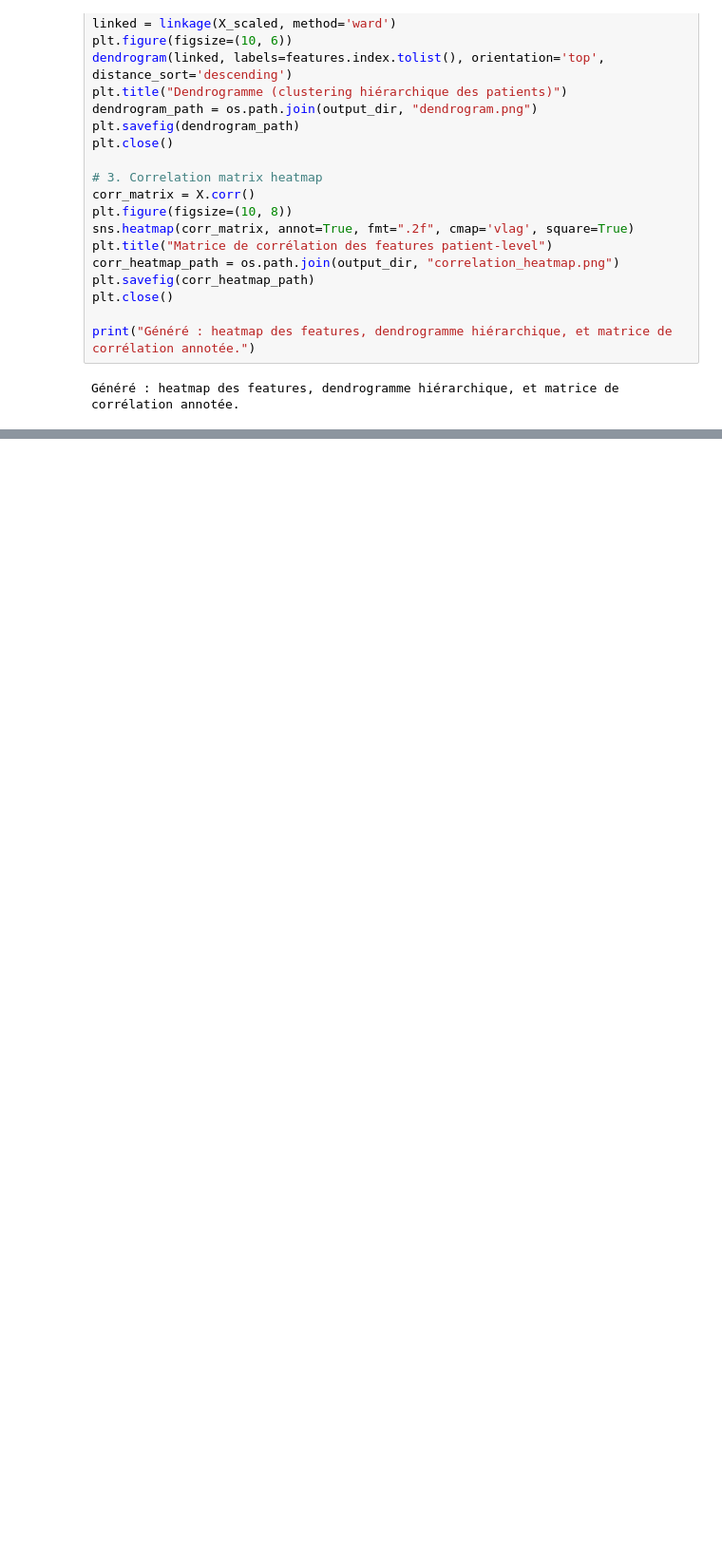
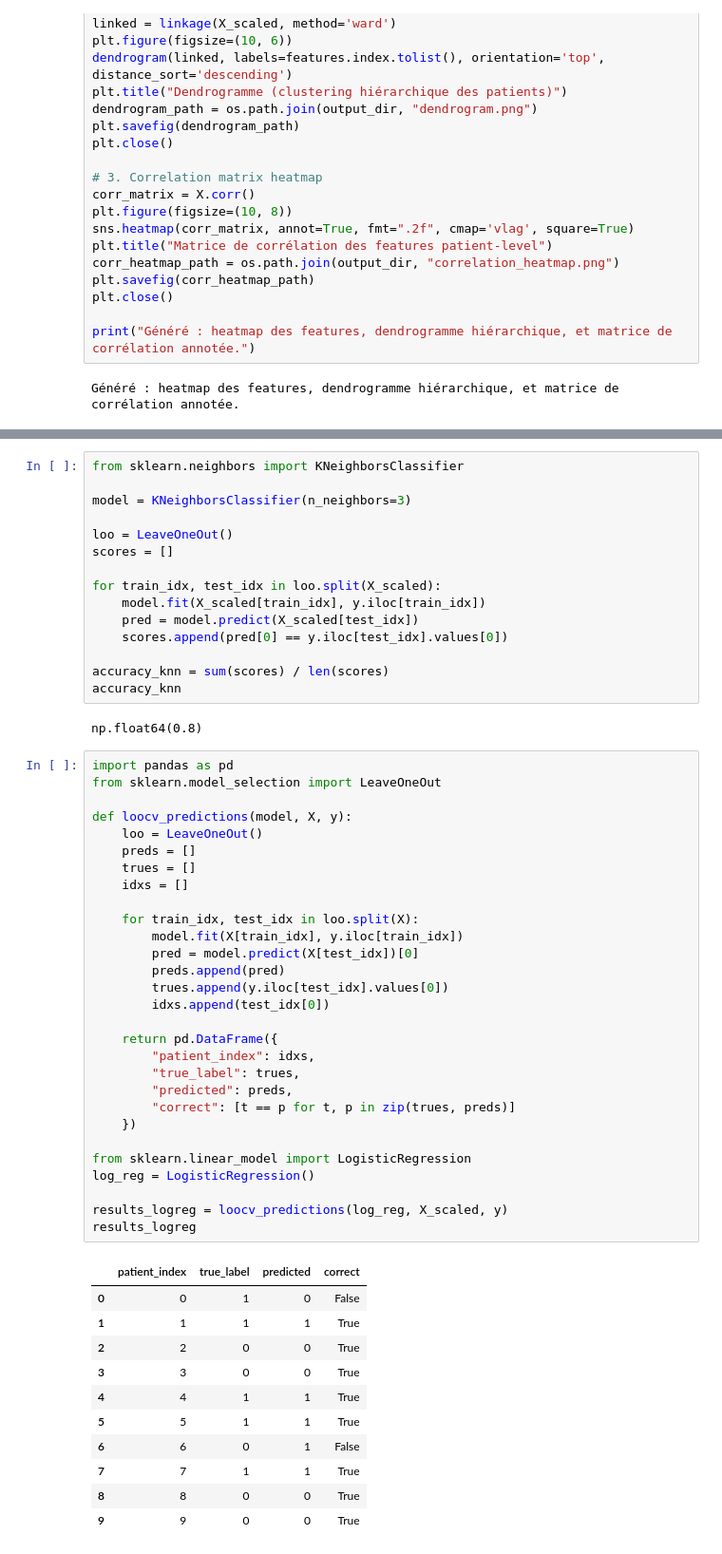
Before and after one commit to John-dotcom-cyber/glycemic-forecasting-study, a Jupyter notebook: Trainning_model.ipynb, the cells around one changed output, grey strips where cells are left out. Shown at 95% size. Drawn from its saved outputs; the diff is of its cells as text; blank space fills up the shorter version.

```diff
--- a/Trainning_model.ipynb
+++ b/Trainning_model.ipynb
@@ -231,0 +277,58 @@ Généré : heatmap des features, dendrogramme hiérarchique, et matrice de corr
+# %%
+from sklearn.neighbors import KNeighborsClassifier
+
+model = KNeighborsClassifier(n_neighbors=3)
+
+loo = LeaveOneOut()
+scores = []
+
+for train_idx, test_idx in loo.split(X_scaled):
+    model.fit(X_scaled[train_idx], y.iloc[train_idx])
+    pred = model.predict(X_scaled[test_idx])
+    scores.append(pred[0] == y.iloc[test_idx].values[0])
+
+accuracy_knn = sum(scores) / len(scores)
+accuracy_knn
+# %% [output]
+np.float64(0.8)
+# %%
+import pandas as pd
+from sklearn.model_selection import LeaveOneOut
+
+def loocv_predictions(model, X, y):
+    loo = LeaveOneOut()
+    preds = []
+    trues = []
+    idxs = []
+
+    for train_idx, test_idx in loo.split(X):
+        model.fit(X[train_idx], y.iloc[train_idx])
+        pred = model.predict(X[test_idx])[0]
+        preds.append(pred)
+        trues.append(y.iloc[test_idx].values[0])
+        idxs.append(test_idx[0])
+
+    return pd.DataFrame({
+        "patient_index": idxs,
+        "true_label": trues,
+        "predicted": preds,
+        "correct": [t == p for t, p in zip(trues, preds)]
+    })
+
+from sklearn.linear_model import LogisticRegression
+log_reg = LogisticRegression()
+
+results_logreg = loocv_predictions(log_reg, X_scaled, y)
+results_logreg
+# %% [output]
+|  | patient_index | true_label | predicted | correct |
+| 0 | 0 | 1 | 0 | False |
+| 1 | 1 | 1 | 1 | True |
+| 2 | 2 | 0 | 0 | True |
+| 3 | 3 | 0 | 0 | True |
+| 4 | 4 | 1 | 1 | True |
+| 5 | 5 | 1 | 1 | True |
+| 6 | 6 | 0 | 1 | False |
+| 7 | 7 | 1 | 1 | True |
+| 8 | 8 | 0 | 0 | True |
+| 9 | 9 | 0 | 0 | True |
```
Also changed, not shown: parts of 4 cells of this notebook, 1 other file.
